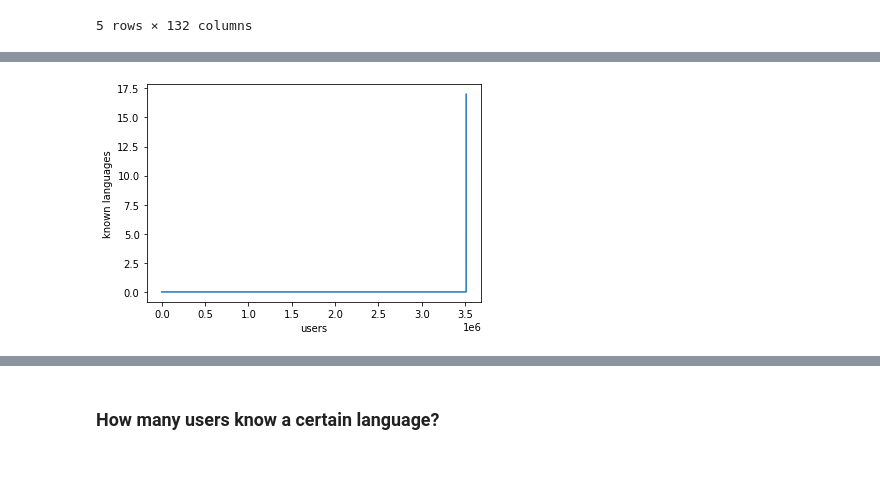
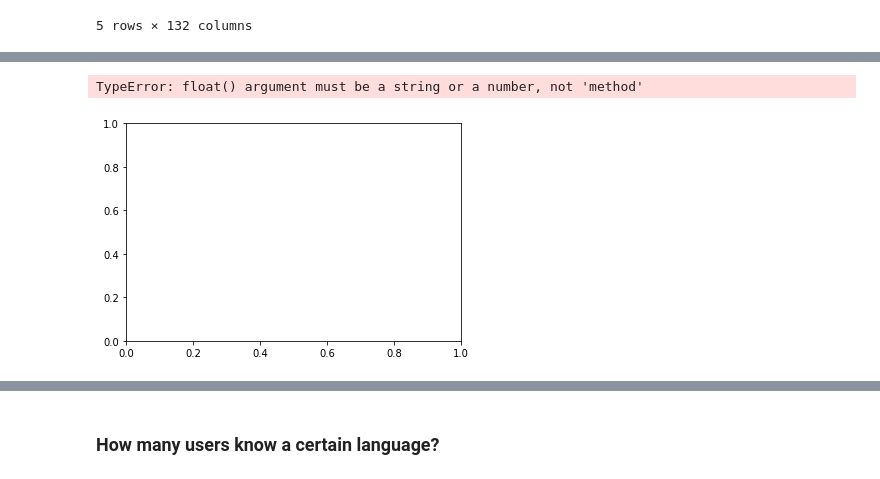
Before and after one commit to RecKIE7/recsys2021-twitter, a Jupyter notebook: analysis/language_matrix.ipynb, the cells around one changed output, grey strips where cells are left out. Saved outputs shown, nothing was run; the diff lists cells and outputs as text; code cells hidden in the pictures.

```diff
--- a/analysis/language_matrix.ipynb
+++ b/analysis/language_matrix.ipynb
@@ -261,8 +256,10 @@ language_df.head()
 # %%
-plt.plot(language_df['total_known_language'].compute().sort_values().to_array())
+#plt.plot(list(language_df['total_known_language'].map_partitions(lambda x : x.sort_values())))
+plt.plot(language_df['total_known_language'].compute().sort_values)
 plt.xlabel("users")
 plt.ylabel("known languages")
 
 plt.show()
 # %% [output]
+TypeError: float() argument must be a string or a number, not 'method'
-[figure, old version]
+[figure, new version]
```
Also changed, not shown: parts of 29 cells of this notebook, 8 other files.
